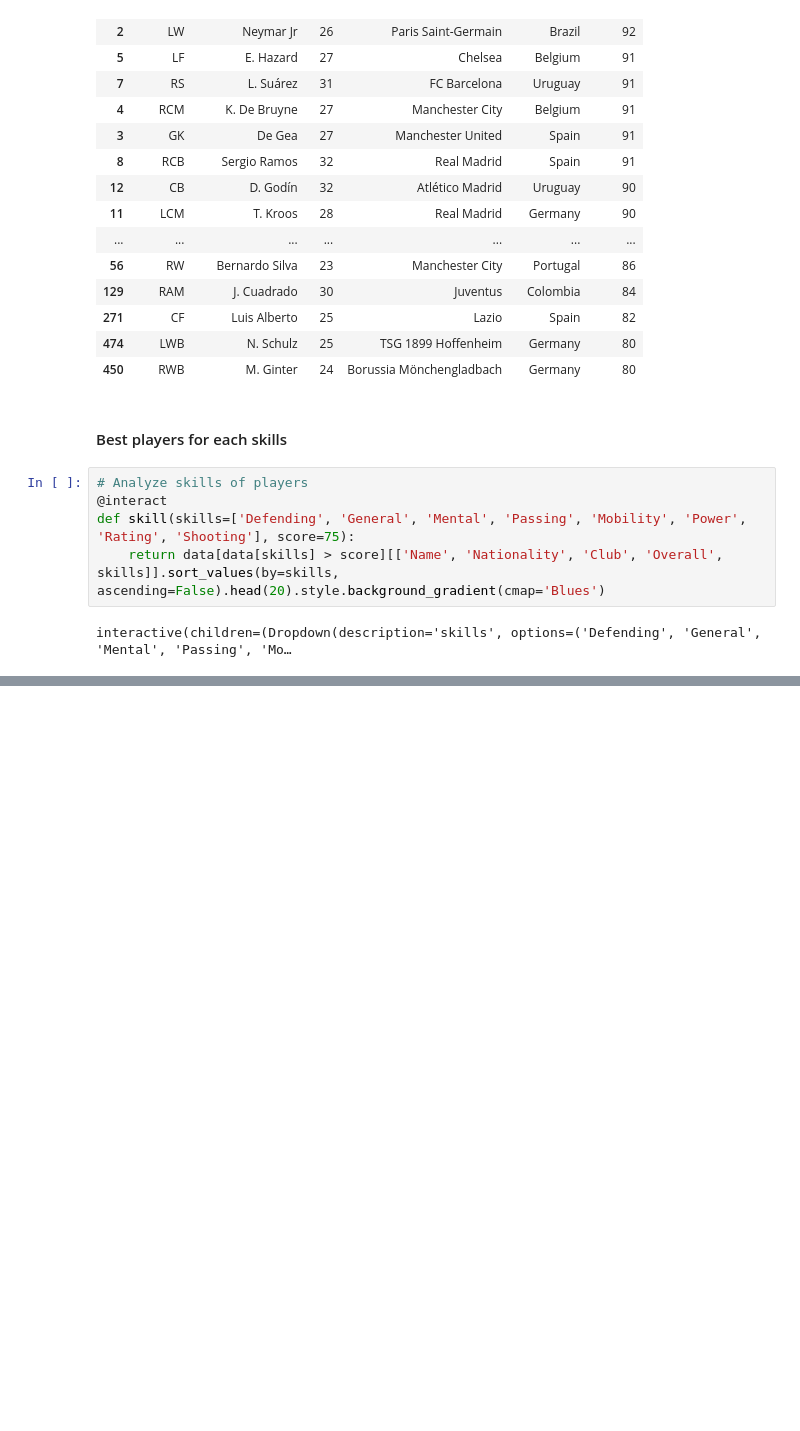
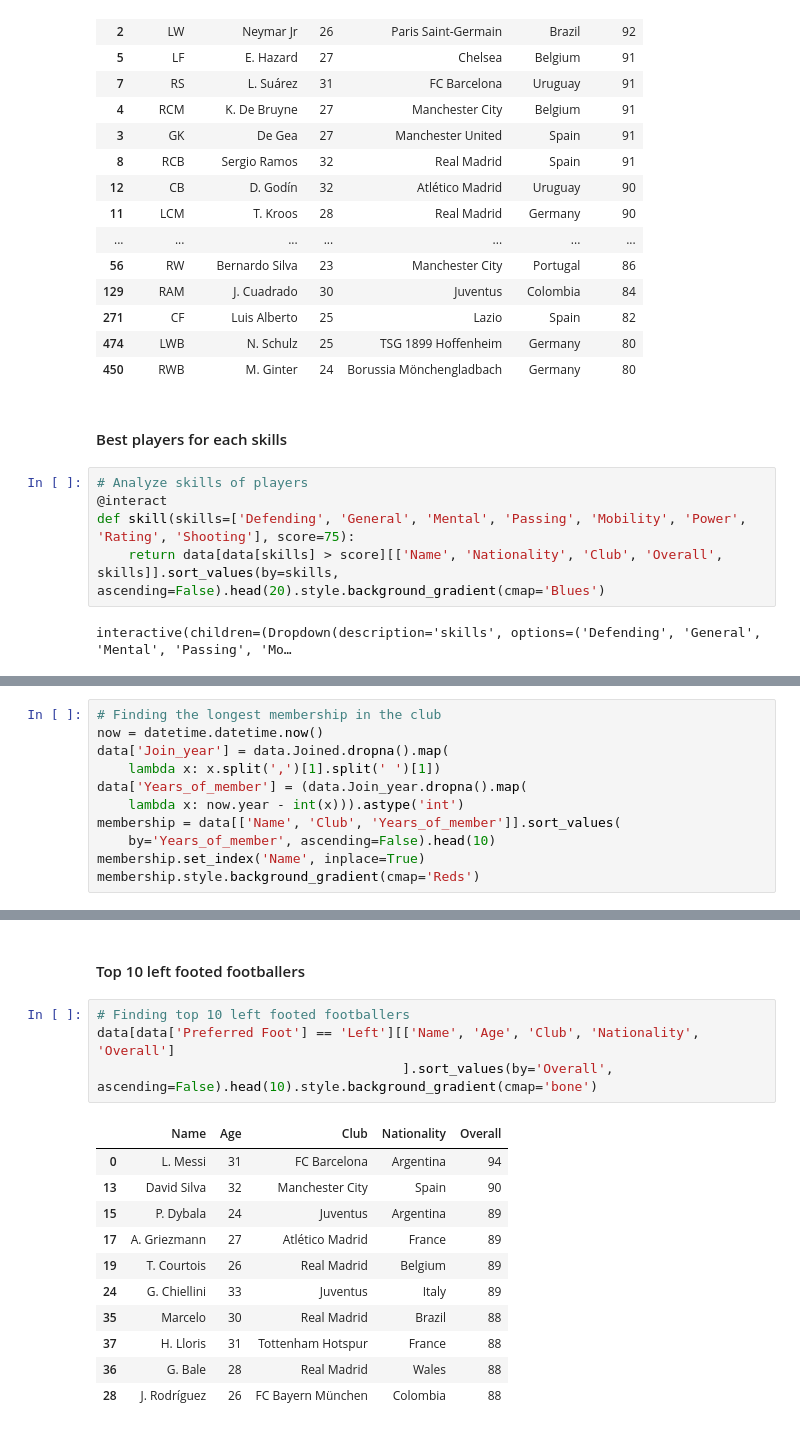
Before and after one commit to i11exx/fifa_2019_analysis, a Jupyter notebook: fifa.ipynb, the cells around one changed output, grey strips where cells are left out. Saved outputs shown, nothing was run; the diff lists cells and outputs as text; blank space fills up the shorter version.

```diff
--- a/fifa.ipynb
+++ b/fifa.ipynb
@@ -581,0 +639,11 @@ interactive(children=(Dropdown(description='skills', options=('Defending', 'Gene
+# %%
+# Finding the longest membership in the club
+now = datetime.datetime.now()
+data['Join_year'] = data.Joined.dropna().map(
+    lambda x: x.split(',')[1].split(' ')[1])
+data['Years_of_member'] = (data.Join_year.dropna().map(
+    lambda x: now.year - int(x))).astype('int')
+membership = data[['Name', 'Club', 'Years_of_member']].sort_values(
+    by='Years_of_member', ascending=False).head(10)
+membership.set_index('Name', inplace=True)
+membership.style.background_gradient(cmap='Reds')
@@ -581,0 +697,18 @@ interactive(children=(Dropdown(description='skills', options=('Defending', 'Gene
+# %% [markdown]
+#### Top 10 left footed footballers
+# %%
+# Finding top 10 left footed footballers
+data[data['Preferred Foot'] == 'Left'][['Name', 'Age', 'Club', 'Nationality', 'Overall']
+                                       ].sort_values(by='Overall', ascending=False).head(10).style.background_gradient(cmap='bone')
+# %% [output]
+|  | Name | Age | Club | Nationality | Overall |
+| 0 | L. Messi | 31 | FC Barcelona | Argentina | 94 |
+| 13 | David Silva | 32 | Manchester City | Spain | 90 |
+| 15 | P. Dybala | 24 | Juventus | Argentina | 89 |
+| 17 | A. Griezmann | 27 | Atlético Madrid | France | 89 |
+| 19 | T. Courtois | 26 | Real Madrid | Belgium | 89 |
+| 24 | G. Chiellini | 33 | Juventus | Italy | 89 |
+| 35 | Marcelo | 30 | Real Madrid | Brazil | 88 |
+| 37 | H. Lloris | 31 | Tottenham Hotspur | France | 88 |
+| 36 | G. Bale | 28 | Real Madrid | Wales | 88 |
+| 28 | J. Rodríguez | 26 | FC Bayern München | Colombia | 88 |
```
Also changed, not shown: parts of 27 cells of this notebook.
